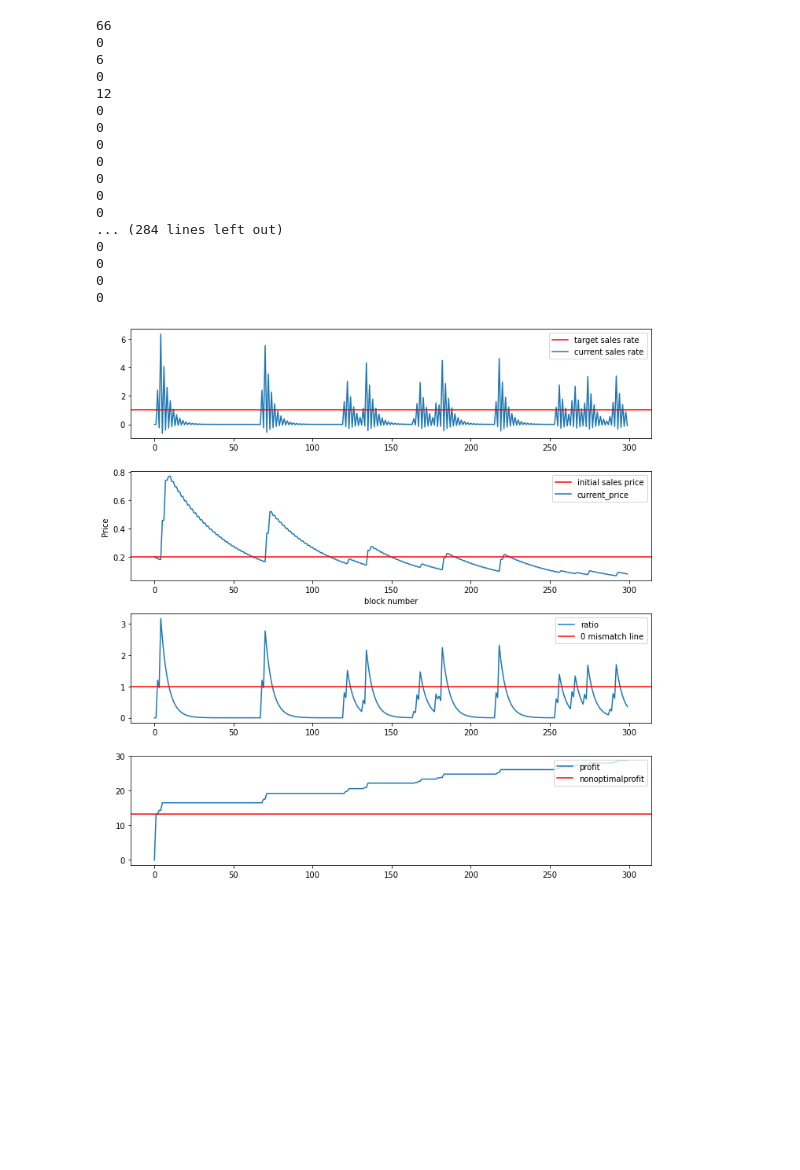
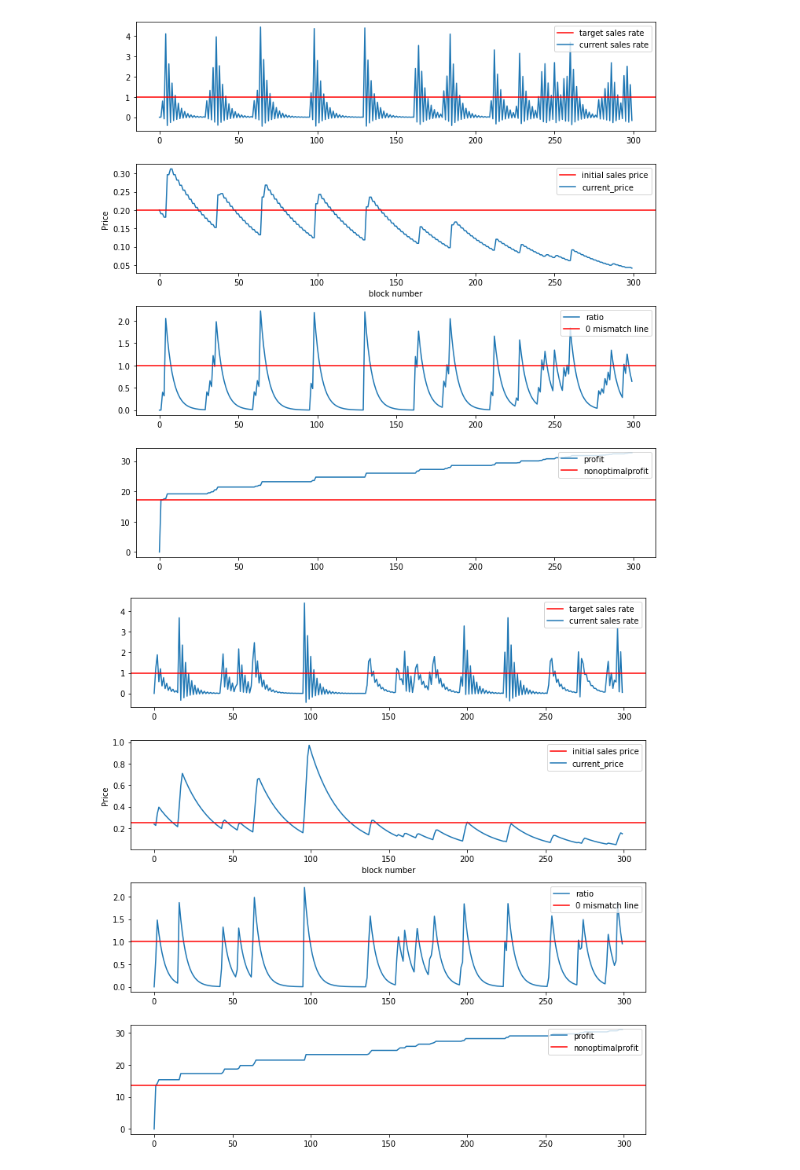
Before and after one commit to omar-ameen1/Dynamic-NFT-Mint-Pricing, a Jupyter notebook: python_sims/AlgoSims.ipynb, the cells around one changed output. Cells and saved outputs as stored; diff of their text form; code cells hidden in the pictures; blank space fills up the shorter version.

Commit message:
graphs

```diff
--- a/python_sims/AlgoSims.ipynb
+++ b/python_sims/AlgoSims.ipynb
@@ -1,8 +1,6 @@
 # %%
 from Algo import *
 import matplotlib.pyplot as plt
-import itertools
-import math
 import random
 import numpy as np
 
@@ -64,49 +62,38 @@ class Simulator:
 
         ax2.set_xlabel("block number")
         ax2.set_ylabel("Price")
 
         ax2.legend([initial_price_line, price_line], [
                    'initial sales price', 'current_price'], loc='upper right')
 
         ratio_line, = ax3.plot(blocks_arr, ratiolist)
         one_line = ax3.axhline(y = 1.0, color='r')
         ax3.set_xlabel = ("block number")
         ax3.set_ylabel = ("ratio")
         ax3.legend([ratio_line, one_line], ["ratio", "0 mismatch line"], loc='upper right')
 
         profit_line, = ax4.plot(blocks_arr, profitlist)
         nonoptimalprofit_line = ax4.axhline(y = nonoptimalprofit, color='r')
         ax4.set_xlabel = ("block number")
         ax4.set_ylabel = ("total profit")
         ax4.legend([profit_line, nonoptimalprofit_line], ["profit", 'nonoptimalprofit'], loc='upper right')
         fig.tight_layout()
         plt.show()
 
     def plot_simulation(self):
         self.pid.reset()
         blocks_arr, wts_array, pricelist, ratiolist, profitlist, nonoptimalprofit = self.initialize_random_sales_blocks()
         self.plot_sim(pricelist, blocks_arr, wts_array, ratiolist, profitlist, nonoptimalprofit)
 
 
-algo = AlgoClass(1, 0.2, 15, 2)
+algo = AlgoClass(1, 0.2, 2)
 simulation = Simulator(algo, 300)
 simulation.plot_simulation()
 # %% [output]
-66
-0
-6
-0
-12
-0
-0
-0
-0
-0
-0
-0
-... (284 lines left out)
-0
-0
-0
-0
-[figure, old version]
+[figure, new version]
+# %%
+algo2 = AlgoClass(1, 0.25, 1)
+simulation2 = Simulator(algo2, 300)
+simulation2.plot_simulation()
+# %% [output]
+[figure, added]
```
